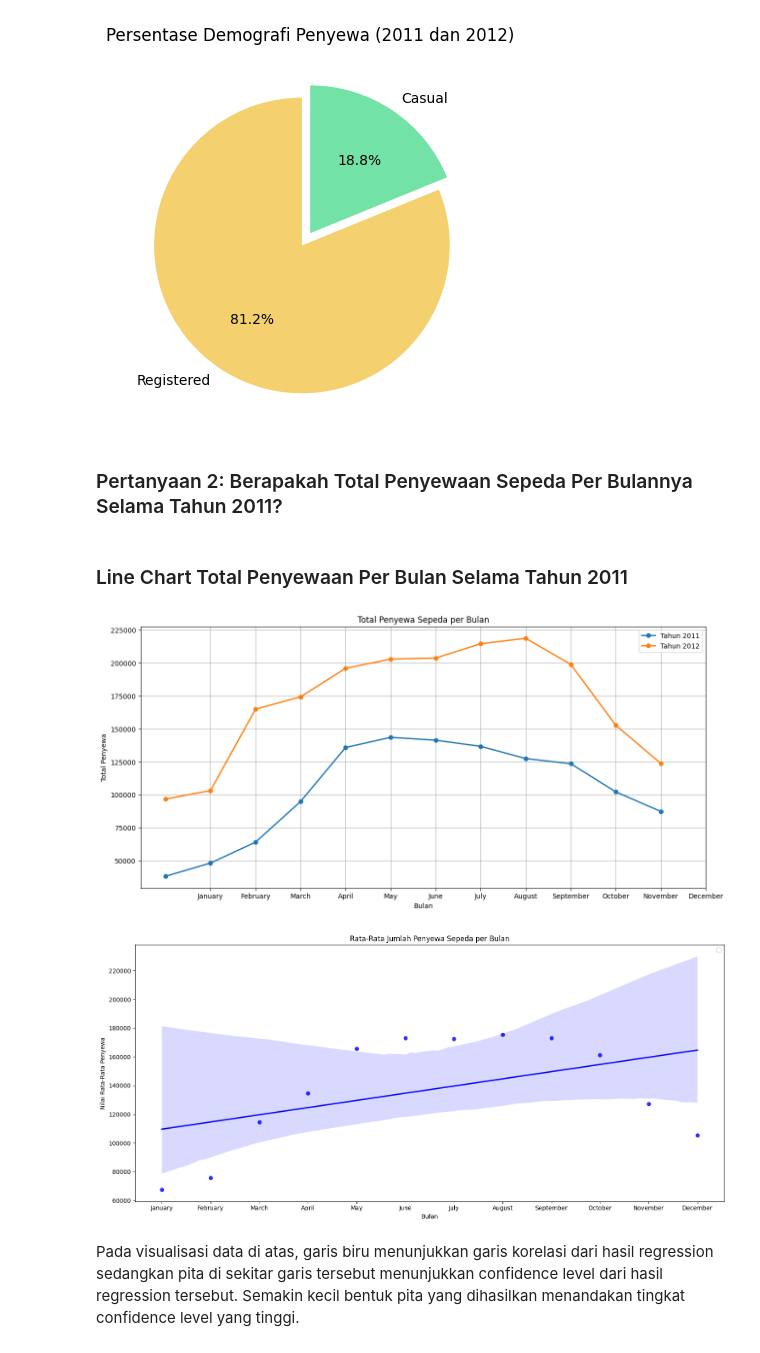
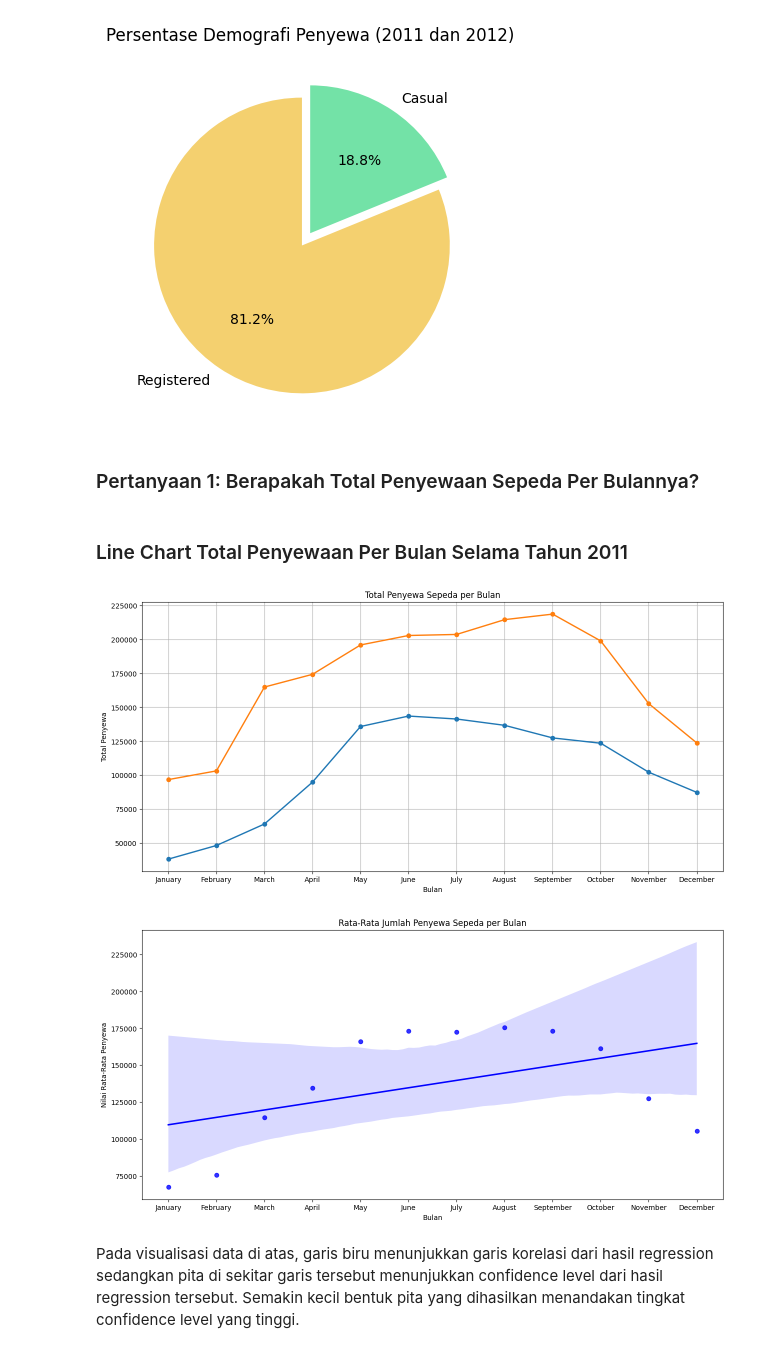
Before and after one commit to wahyunirosyidah/submission, a Jupyter notebook: notebook.ipynb, the cells around one changed output. Saved outputs shown, nothing was run; the diff lists cells and outputs as text; code cells hidden in the pictures.

```diff
--- a/notebook.ipynb
+++ b/notebook.ipynb
@@ -474,7 +521,7 @@ plt.show()
 # %% [output]
 [figure]
 # %% [markdown]
-### Pertanyaan 2: Berapakah Total Penyewaan Sepeda Per Bulannya Selama Tahun 2011?
+### Pertanyaan 1: Berapakah Total Penyewaan Sepeda Per Bulannya?
 # %% [markdown]
 ### Line Chart Total Penyewaan Per Bulan Selama Tahun 2011
 # %%
@@ -488,31 +535,28 @@ for year in monthly_rentals['year'].unique():
              linewidth=2
             )
 
-plt.xticks(ticks=range(1, 13), labels=list(calendar.month_name[1:]))
+plt.xticks(range(1, 13), labels=list(calendar.month_name[1:]))
 plt.title('Total Penyewa Sepeda per Bulan')
 plt.xlabel('Bulan')
 plt.ylabel('Total Penyewa')
 plt.grid(True)
-plt.legend()
 plt.show()
 # %% [output]
-[figure, old version]
+[figure, new version]
 # %%
 monthly_avg_rentals = monthly_rentals.groupby('month')['cnt'].mean().reset_index()
 monthly_avg_rentals['month_num'] = range(1, 13)
 
 plt.figure(figsize=(15,7))
 sns.regplot(x='month_num', y='cnt', data=monthly_avg_rentals, marker='o', color='blue')
 
-plt.xticks(ticks=range(1, 13), labels=list(calendar.month_name[1:]))
+plt.xticks(range(1, 13), labels=list(calendar.month_name[1:]))
 plt.title('Rata-Rata Jumlah Penyewa Sepeda per Bulan')
 plt.xlabel('Bulan')
 plt.ylabel('Nilai Rata-Rata Penyewa')
-plt.legend()
 
-plt.tight_layout()
 plt.show()
 # %% [output]
-[figure, old version]
+[figure, new version]
 # %% [markdown]
 Pada visualisasi data di atas, garis biru menunjukkan garis korelasi dari hasil regression sedangkan pita di sekitar garis tersebut menunjukkan confidence level dari hasil regression tersebut. Semakin kecil bentuk pita yang dihasilkan menandakan tingkat confidence level yang tinggi.
```
Also changed, not shown: parts of 29 cells of this notebook, 1 other file.
